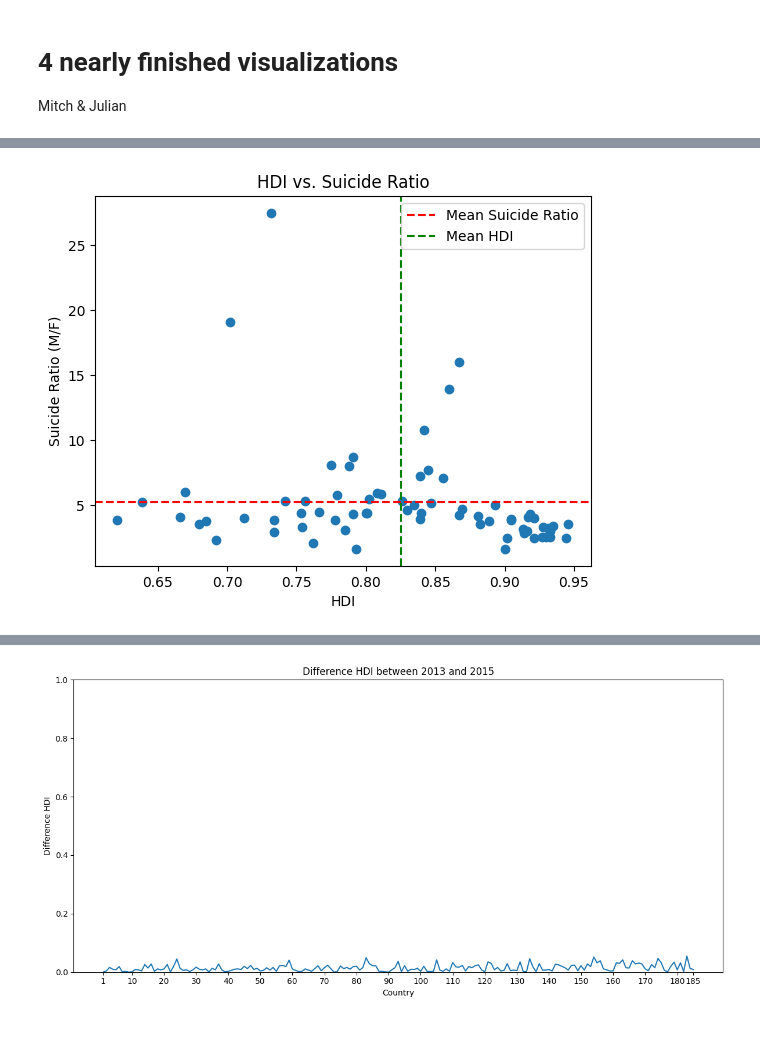
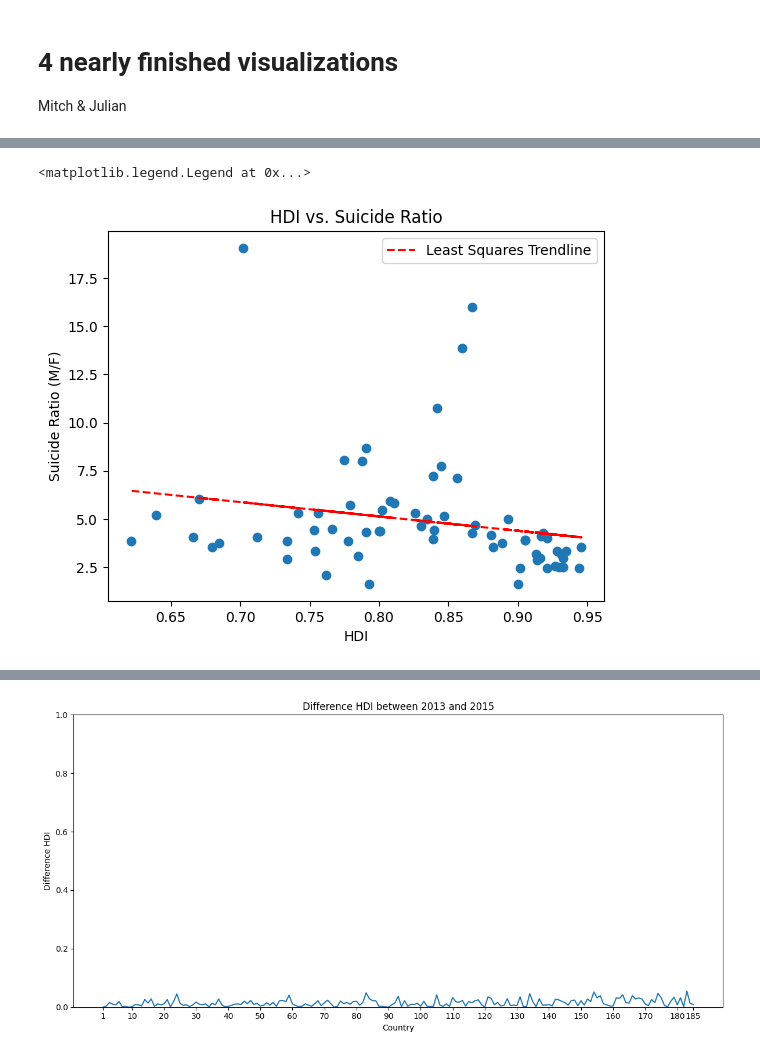
Before and after one commit to Lloydster25/Informatievisualisatie, a Jupyter notebook: Draft.ipynb, the cells around one changed output, grey strips where cells are left out. Saved outputs shown, nothing was run; the diff lists cells and outputs as text; code cells hidden in the pictures.

```diff
--- a/Draft.ipynb
+++ b/Draft.ipynb
@@ -64,39 +31,42 @@ df = pd.read_csv('databases/FINAL DATASET.csv')
 hdi = df['HDI 2013']
 suicide_ratio = df['Suicide Ratio (M/F)']
 
 
 # Convert to NumPy arrays
 hdi = np.array(hdi)
 suicide_ratio = np.array(suicide_ratio)
 
 # Exclude NaN and inf values
 valid_indices = np.isfinite(hdi) & np.isfinite(suicide_ratio)
 hdi = hdi[valid_indices]
 suicide_ratio = suicide_ratio[valid_indices]
 
 # Calculate mean values
 mean_hdi = np.mean(hdi)
 mean_suicide_ratio = np.mean(suicide_ratio)
 
+# Calculate the least squares regression line
+A = np.vstack([hdi, np.ones(len(hdi))]).T
+m, c = np.linalg.lstsq(A, suicide_ratio, rcond=None)[0]
+
 # Plotting the scatter plot
 plt.scatter(hdi, suicide_ratio)
 
-# Adding mean lines
-plt.axhline(y=mean_suicide_ratio, color='r', linestyle='--', label='Mean Suicide Ratio')
-plt.axvline(x=mean_hdi, color='g', linestyle='--', label='Mean HDI')
+# Adding the least squares trendline
+plt.plot(hdi, m * hdi + c, color='r', linestyle='--', label='Least Squares Trendline')
 
 # Adding labels and title
 plt.xlabel('HDI')
 plt.ylabel('Suicide Ratio (M/F)')
 plt.title('HDI vs. Suicide Ratio')
 
 # Adding legend
 plt.legend()
 
-# Display the plot
-plt.show()
+# Display the
 # %% [output]
+<matplotlib.legend.Legend at 0x...>
-[figure, old version]
+[figure, new version]
 # %%
 gdi = df['GDI 2015']
 suicide_ratio = df['Suicide Ratio (M/F)']
```
Also changed, not shown: parts of 4 cells of this notebook.
